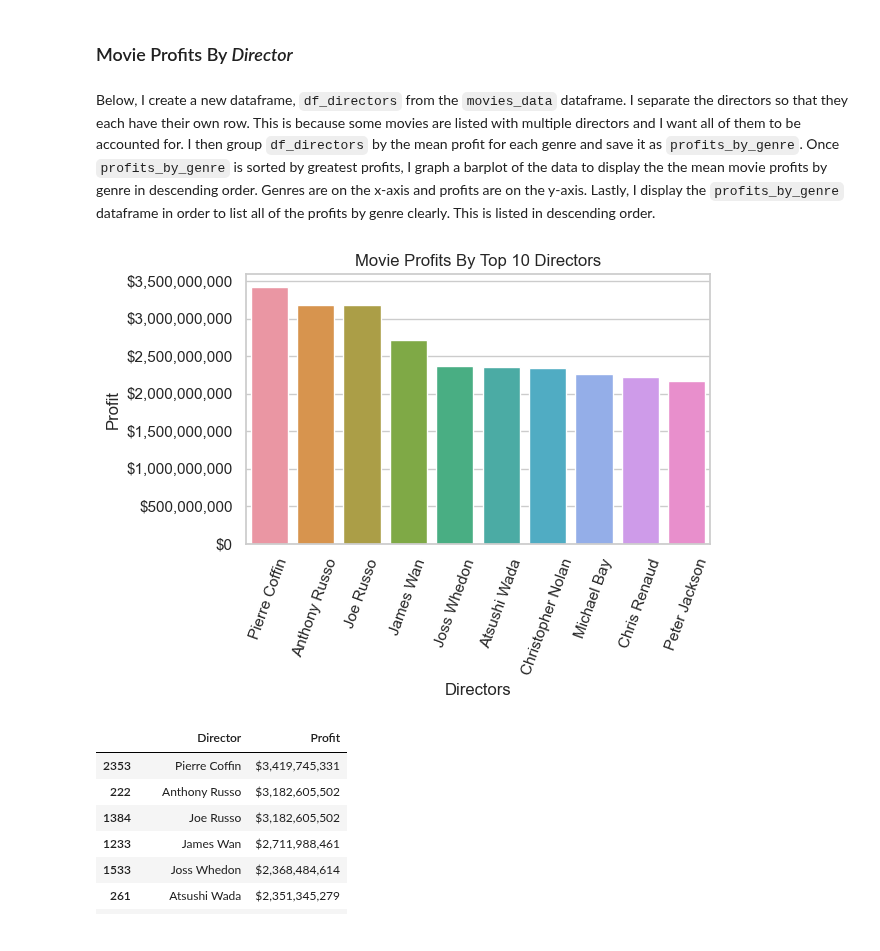
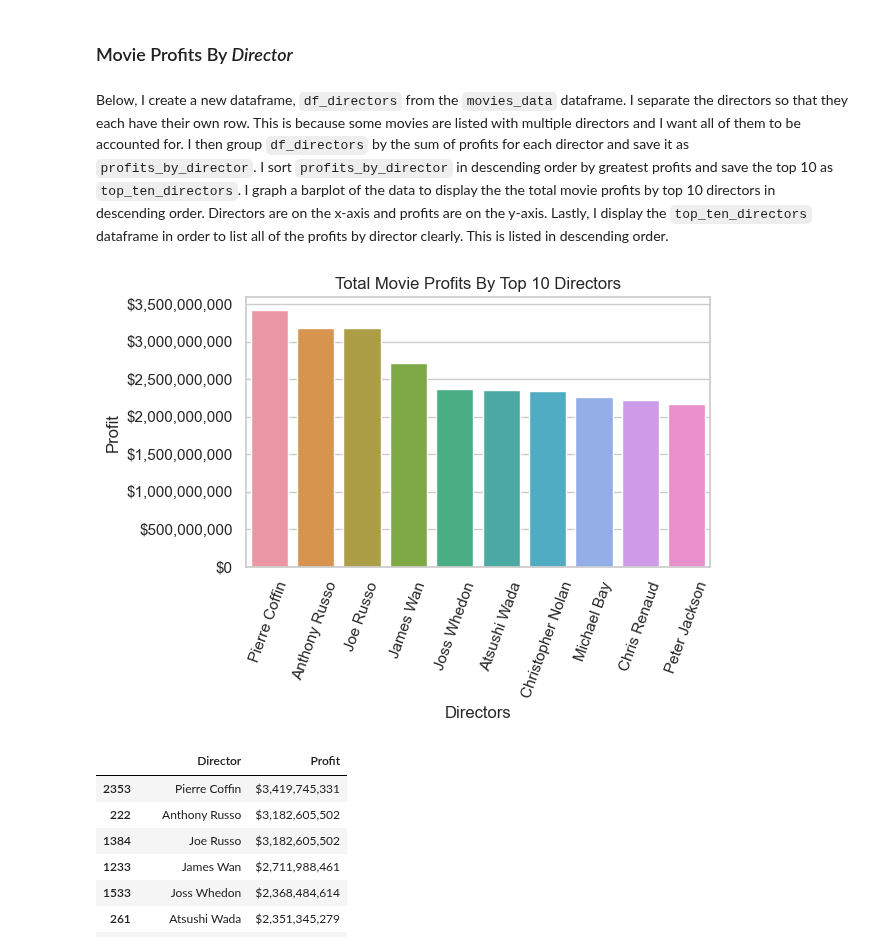
Before and after one commit to scarlettvalentin/movie_studio_project, a Jupyter notebook: notebook.ipynb, the cells around one changed output. Drawn from its saved outputs; the diff is of its cells as text; code cells hidden in the pictures.

```diff
--- a/notebook.ipynb
+++ b/notebook.ipynb
@@ -590,34 +590,34 @@ profits_by_genre
 # %% [markdown]
 ### Movie Profits By *Director*
 # %% [markdown]
-Below, I create a new dataframe, `df_directors` from the `movies_data` dataframe. I separate the directors so that they each have their own row. This is because some movies are listed with multiple directors and I want all of them to be accounted for. I then group `df_directors` by the mean profit for each genre and save it as `profits_by_genre`. Once `profits_by_genre` is sorted by greatest profits, I graph a barplot of the data to display the the mean movie profits by genre in descending order. Genres are on the x-axis and profits are on the y-axis. Lastly, I display the `profits_by_genre` dataframe in order to list all of the profits by genre clearly. This is listed in descending order.
+Below, I create a new dataframe, `df_directors` from the `movies_data` dataframe. I separate the directors so that they each have their own row. This is because some movies are listed with multiple directors and I want all of them to be accounted for. I then group `df_directors` by the sum of profits for each director and save it as `profits_by_director`. I sort `profits_by_director` in descending order by greatest profits and save the top 10 as `top_ten_directors`. I graph a barplot of the data to display the the total movie profits by top 10 directors in descending order. Directors are on the x-axis and profits are on the y-axis. Lastly, I display the `top_ten_directors` dataframe in order to list all of the profits by director clearly. This is listed in descending order.
 # %%
 # Split the "Directors" column into multiple rows, so each director has their own row
 df_directors = movies_data.assign(Director=movies_data['Directors'].str.split(', ')).explode('Director')
 
 # Group by director and sum the profits
 profits_by_director = df_directors.groupby('Director')['Profit'].sum()
 
 # Create df of top 10 directors based on greatest profits
 top_ten_directors = profits_by_director.reset_index().sort_values(by='Profit', ascending=False)[0:10]
 
 # Plot profits_by_director
 ax = sns.barplot(data=top_ten_directors, x='Director', y='Profit')
 
 # Set axes labels, title, and rotate x ticks
-ax.set(xlabel='Directors', ylabel='Profit', title='Movie Profits By Top 10 Directors')
+ax.set(xlabel='Directors', ylabel='Profit', title='Total Movie Profits By Top 10 Directors')
 plt.xticks(rotation=70)
 
 # Disable scientific notation on the y-axis
 ax.yaxis.set_major_formatter(ScalarFormatter(useMathText=True))
 plt.ticklabel_format(style='plain', axis='y')
 
 # Apply currency formatting to the y-axis ticks
 ax.yaxis.set_major_formatter(FuncFormatter(format_currency))
 
 plt.tight_layout();
 # %% [output]
-[figure, old version]
+[figure, new version]
 # %%
 # Convert format of Profit column to currency
 top_ten_directors['Profit'] = top_ten_directors['Profit'].map('${:,.0f}'.format)
```
Also changed, not shown: parts of 4 cells of this notebook.
